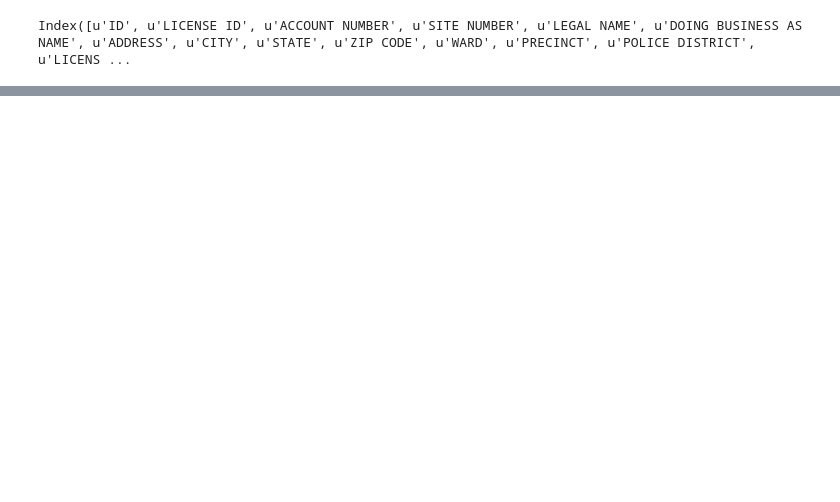
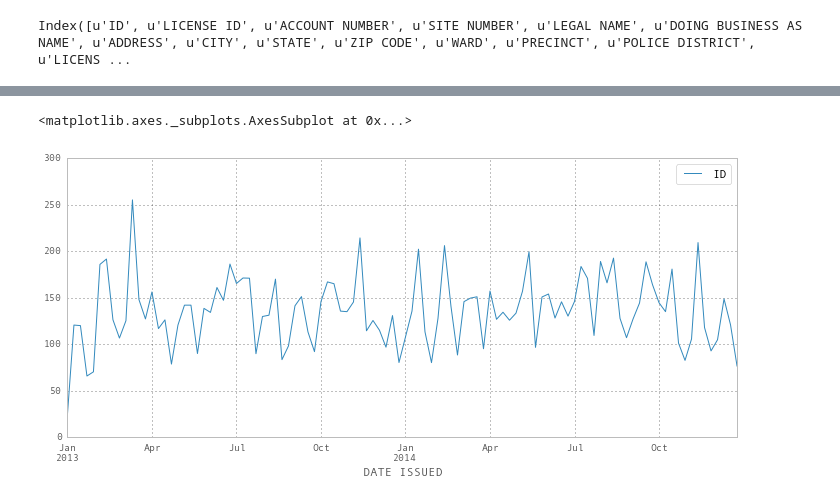
Before and after one commit to fgregg/chi-biz, a Jupyter notebook: code/chibiz_dataprep.ipynb, the cells around one changed output, grey strips where cells are left out. Cells and saved outputs as stored; diff of their text form; code cells hidden in the pictures; blank space fills up the shorter version.

```diff
--- a/code/chibiz_dataprep.ipynb
+++ b/code/chibiz_dataprep.ipynb
@@ -35,0 +129,5 @@ Length: 103718, dtype: bool
+# %%
+average_weekly['2013':'2014'].plot(figsize=(12,5))
+# %% [output]
+<matplotlib.axes._subplots.AxesSubplot at 0x...>
+[figure, added]
```
Also changed, not shown: parts of 18 cells of this notebook.
